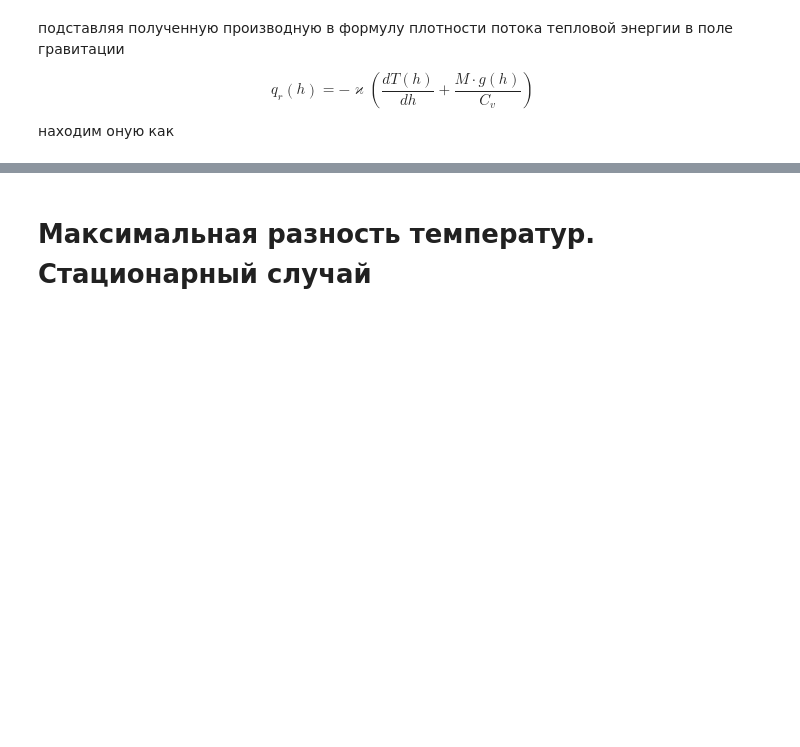
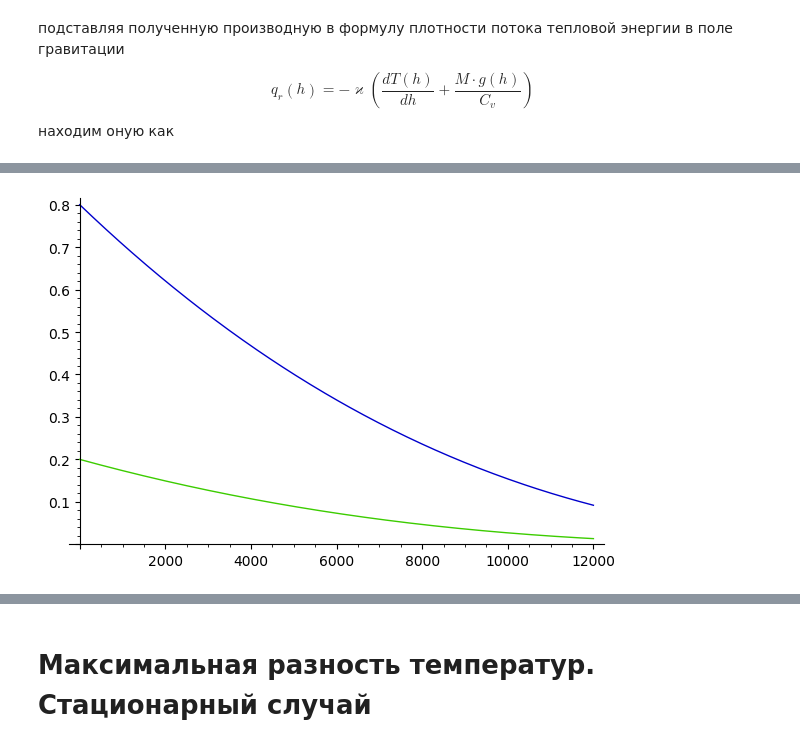
Before and after one commit to daju1/articles, a Jupyter notebook: gravitational_thermodynamics/law_of_heat_conduction_in_a_gravitational_field.ipynb, the cells around one changed output, grey strips where cells are left out. Saved outputs shown, nothing was run; the diff lists cells and outputs as text; code cells hidden in the pictures; blank space fills up the shorter version.

```diff
--- a/gravitational_thermodynamics/law_of_heat_conduction_in_a_gravitational_field.ipynb
+++ b/gravitational_thermodynamics/law_of_heat_conduction_in_a_gravitational_field.ipynb
@@ -482,0 +652,8 @@ $\displaystyle \kappa {\left(\frac{R_{\mathit{earth}} T_{0}}{{\left(R_{\mathit{e
+# %%
+# график зависимости концентрации от высоты
+# для двухкомпонентной атмосферы из азота и кислорода
+plot([0.8*nh.subs(values, M == 0.028), # азот
+      0.2*nh.subs(values, M == 0.032)  # кислород
+     ], h, 0, 12000)
+# %% [output]
+[figure, added]
```
Also changed, not shown: parts of 99 cells of this notebook.
